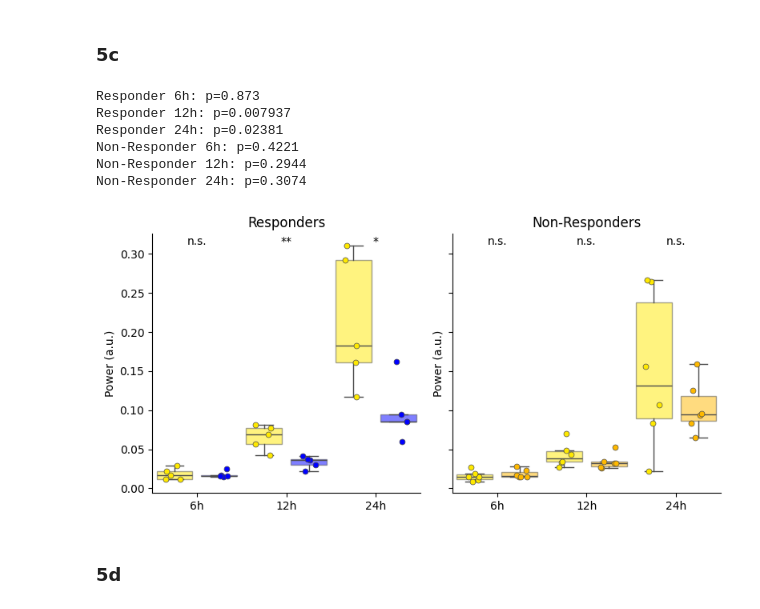
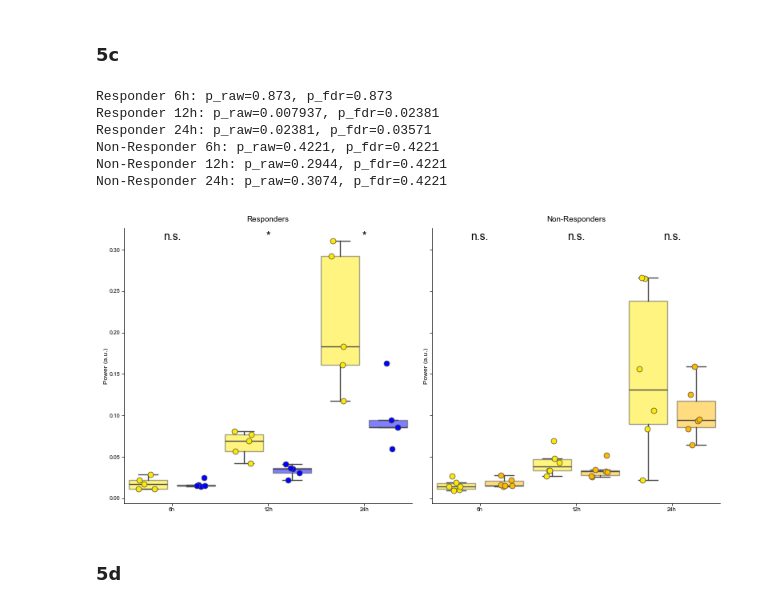
Before and after one commit to ProvenzaLab/PerceptPredictability, a Jupyter notebook: process_data.ipynb, the cells around one changed output. Cells and saved outputs as stored; diff of their text form; code cells hidden in the pictures.

Commit message:
add BH correction in 4g-h and 5c

```diff
--- a/process_data.ipynb
+++ b/process_data.ipynb
@@ -1741,43 +1746,71 @@ def box_with_points(ax, x, vals, color, width=0.8):
 def statistic(x, y, axis):
     return np.mean(x, axis=axis) - np.mean(y, axis=axis)
 
+stat_records = []
 fig, axs = plt.subplots(ncols=2, figsize=(8, 4), sharey=True)
 for ax, resp in zip(axs, ["Responder", "Non-Responder"]):
     sub = power_df[power_df.response == resp]
+
+    # collect p-values across all periods in this panel before correcting/annotating,
+    # since BH-FDR needs the full family of tests within the group up front
+    panel_periods = []
+    panel_pvals = []
+
     for i, p in enumerate(TARGET_H):
         pre = sub.query("phase == 'Pre-DBS'  and period_h == @p")["power"].dropna().tolist()
         post = sub.query("phase == 'Post-DBS' and period_h == @p")["power"].dropna().tolist()
         box_with_points(ax, i * 2, pre, COL_PAL["Pre-DBS"])
         box_with_points(ax, i * 2 + 1, post, COL_PAL[resp])
 
         paired = (sub.query("period_h == @p")
                      .pivot(index="pt_id", columns="phase", values="power").dropna())
         if len(paired) > 1:
             perm_res = stats.permutation_test((paired["Pre-DBS"], paired["Post-DBS"]),
                                               statistic=statistic,
-                                              vectorized=True)
+                                              vectorized=True,
+                                            #   permutation_type='samples'
+                                             )
             pval = perm_res.pvalue
-            print(f'{resp} {p}h: p={pval:.4g}')
-            ax.text(i * 2 + 0.5, 0.95, get_asterisk_str(pval),
+        else:
+            pval = np.nan
+
+        panel_periods.append(p)
+        panel_pvals.append(pval)
+
+    # BH-FDR correction within this response panel's family of periods
+    valid_idx = [j for j, pv in enumerate(panel_pvals) if not np.isnan(pv)]
+    pvals_fdr = [np.nan] * len(panel_pvals)
+    if len(valid_idx) > 0:
+        _, corrected, _, _ = multipletests([panel_pvals[j] for j in valid_idx], alpha=0.05, method='fdr_bh')
+        for j, p_corr in zip(valid_idx, corrected):
+            pvals_fdr[j] = p_corr
+
+    for i, (p, pval_raw, pval_fdr) in enumerate(zip(panel_periods, panel_pvals, pvals_fdr)):
+        if not np.isnan(pval_fdr):
+            print(f'{resp} {p}h: p_raw={pval_raw:.4g}, p_fdr={pval_fdr:.4g}')
+            ax.text(i * 2 + 0.5, 0.95, get_asterisk_str(pval_fdr),
                     ha="center", va="bottom", transform=ax.get_xaxis_transform())
+        stat_records.append({"response": resp, "period_h": p,
+                              "p_val_raw": pval_raw, "p_val_fdr": pval_fdr})
 
     ax.set(xticks=[i * 2 + 0.5 for i in range(len(TARGET_H))],
            xticklabels=[f"{p}h" for p in TARGET_H],
            ylabel="Power (a.u.)", title=f"{resp}s")
     ax.spines[["top", "right"]].set_visible(False)
 
 fig.tight_layout()
 power_df.to_excel('tables/5c_power_stats.xlsx', index=False)
+pd.DataFrame(stat_records).to_excel('tables/5c_permutation_stats.xlsx', index=False)
 fig.savefig('figures/5c.svg', bbox_inches='tight', pad_inches=0)
 plt.show()
 # %% [output]
-Responder 6h: p=0.873
-Responder 12h: p=0.007937
-Responder 24h: p=0.02381
-Non-Responder 6h: p=0.4221
-Non-Responder 12h: p=0.2944
-Non-Responder 24h: p=0.3074
+Responder 6h: p_raw=0.873, p_fdr=0.873
+Responder 12h: p_raw=0.007937, p_fdr=0.02381
+Responder 24h: p_raw=0.02381, p_fdr=0.03571
+Non-Responder 6h: p_raw=0.4221, p_fdr=0.4221
+Non-Responder 12h: p_raw=0.2944, p_fdr=0.4221
+Non-Responder 24h: p_raw=0.3074, p_fdr=0.4221
-[figure, old version]
+[figure, new version]
 # %% [markdown]
 ### 5d
 # %%
```
Also changed, not shown: parts of 21 cells of this notebook.
